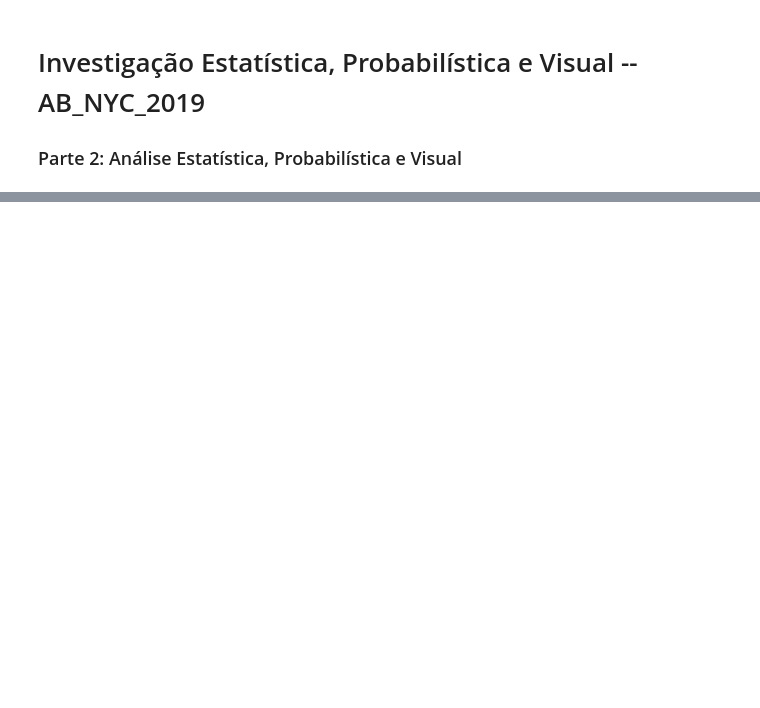
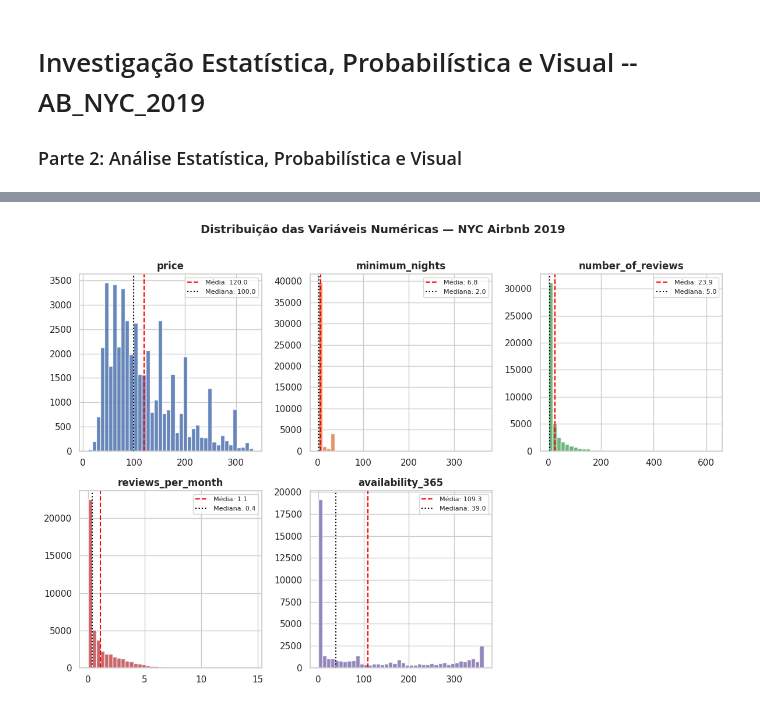
Before and after one commit to JoaoPedroBalduino/New-York-City-Airbnb-Open-Data, a Jupyter notebook: notebooks/02pipeline_AB_NYC.ipynb, the cells around one changed output, grey strips where cells are left out. Cells and saved outputs as stored; diff of their text form; code cells hidden in the pictures; blank space fills up the shorter version.

```diff
--- a/notebooks/02pipeline_AB_NYC.ipynb
+++ b/notebooks/02pipeline_AB_NYC.ipynb
@@ -20,7 +22,7 @@ pd.set_option('display.max_rows', None)
 pd.set_option('display.max_columns', None)
 # %%
 #00.Carga de Dados -- Dataset
-FILE_PATH = '/home/joao/Área de trabalho/New York City Airbnb Open Data/data/data_tratado_01/AB_NYC_2019_20260415.csv'
+FILE_PATH = '/home/joao/Área de trabalho/New York City Airbnb Open Data/data/data_tratado_01/AB_NYC_2019_20260416.csv'
 df_tratado = pd.read_csv(FILE_PATH, encoding='latin-1')
 
 print(f'Dataset carregado: {df_tratado.shape[0]} linhas x {df_tratado.shape[1]} colunas')
@@ -31,0 +65,24 @@ Dataset carregado: 48858 linhas x 16 colunas
+# %%
+# 4.2 Histogramas Plots da distribuição das variaveis numericas
+fig, axes = plt.subplots(2, 3, figsize=(12, 8))
+axes = axes.flatten()
+
+cores = ['#4C72B0', '#DD8452', '#55A868', '#C44E52', '#8172B2']
+
+for i, col in enumerate(colunas_numericas):
+    media = df_tratado[col].mean()
+    mediana = df_tratado[col].median()
+
+    axes[i].hist(df_tratado[col], bins=40, color=cores[i], edgecolor='white', alpha=0.85)
+    axes[i].axvline(media,   color='red',    linestyle='--', linewidth=1.5, label=f'Média: {media:.1f}')
+    axes[i].axvline(mediana, color='black',  linestyle=':',  linewidth=1.5, label=f'Mediana: {mediana:.1f}')
+    axes[i].set_title(col, fontsize=12, fontweight='bold')
+    axes[i].set_xlabel('')
+    axes[i].legend(fontsize=8)
+
+fig.delaxes(axes[5])
+plt.suptitle('Distribuição das Variáveis Numéricas — NYC Airbnb 2019', fontsize=14, fontweight='bold', y=1.01)
+plt.tight_layout()
+plt.show()
+# %% [output]
+[figure, added]
```
Also changed, not shown: parts of 20 cells of this notebook, 5 other files.
